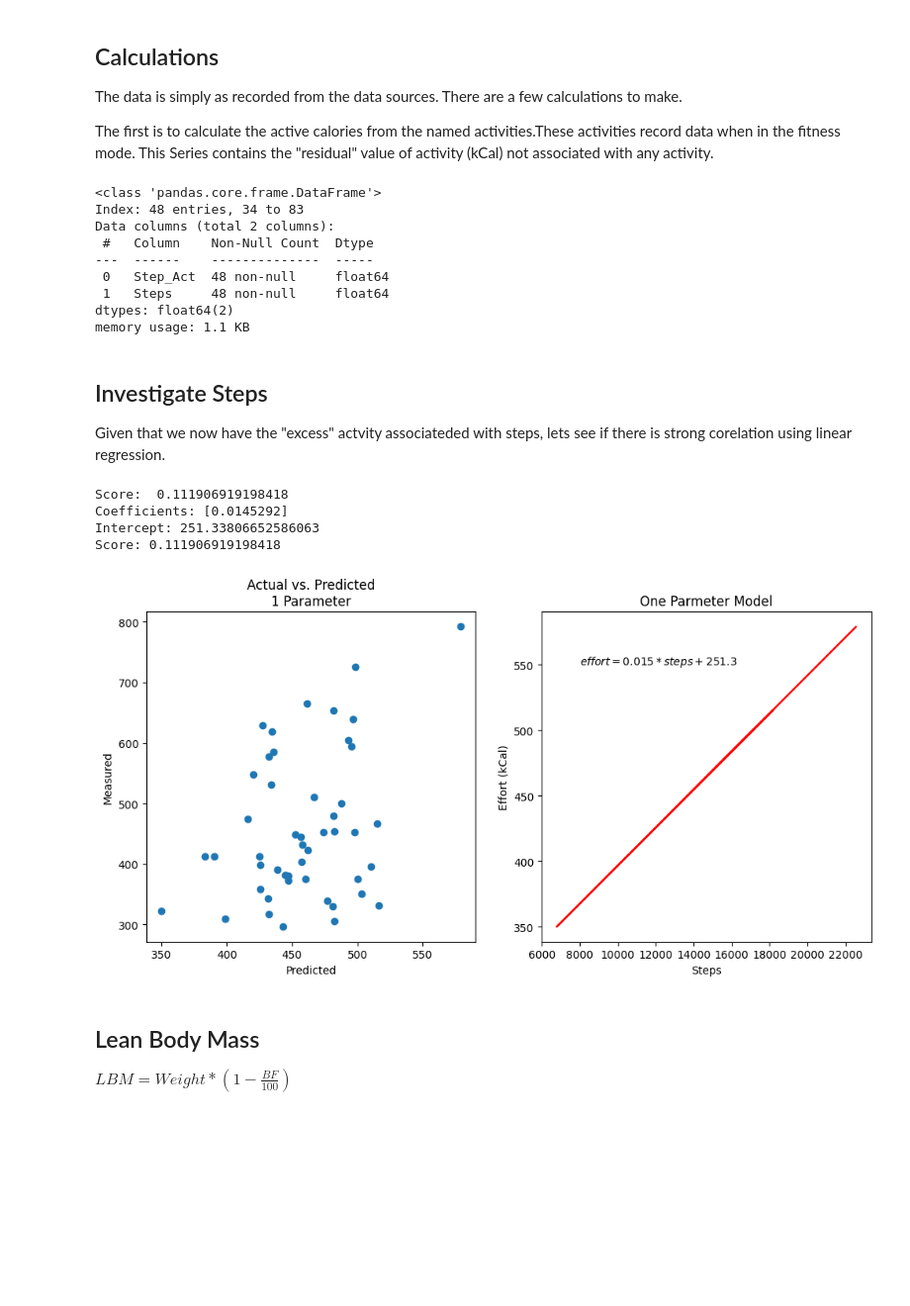
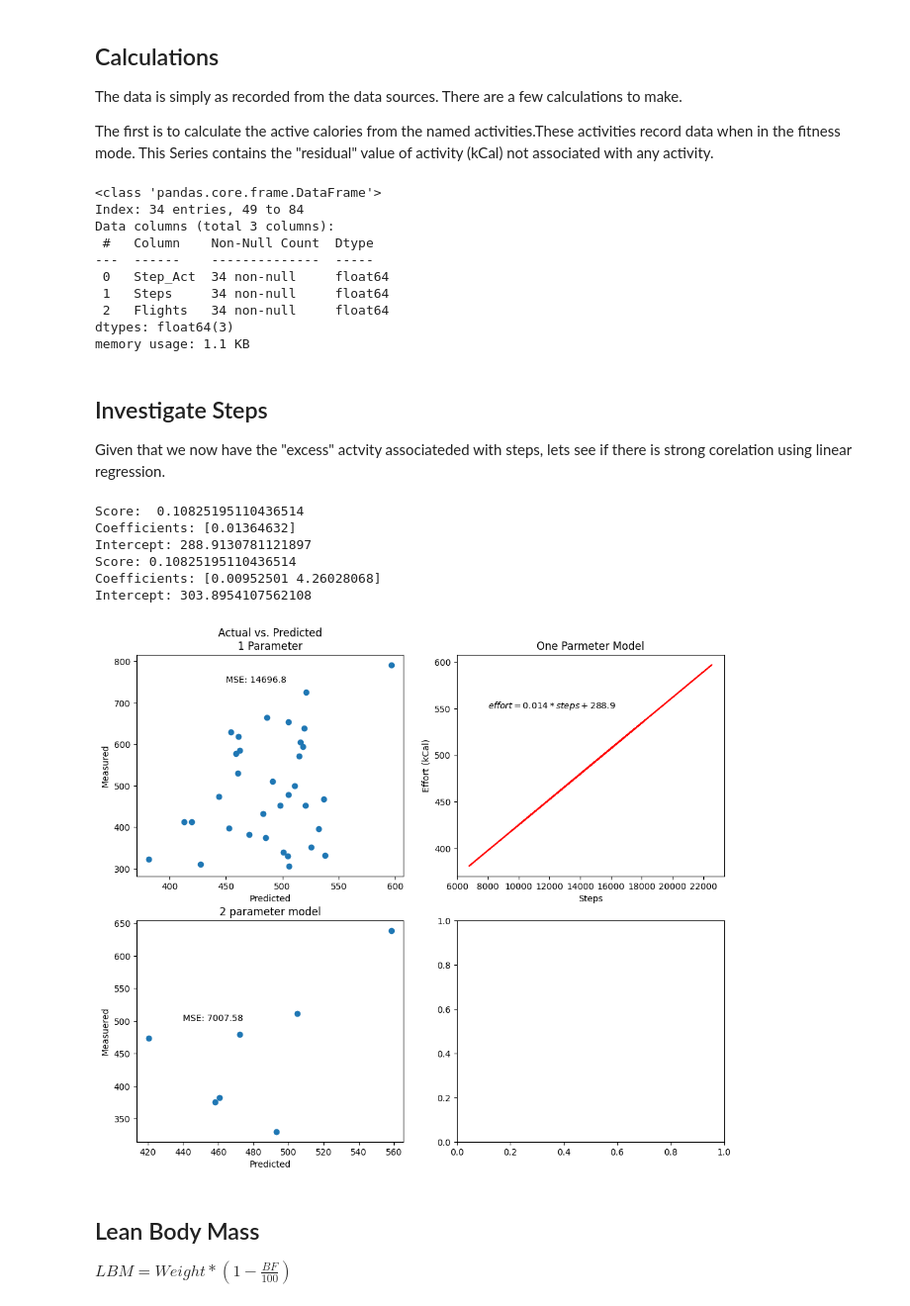
Before and after one commit to eskoviak/pyspark-playground, a Jupyter notebook: Notebooks/Explore Fitness.ipynb, the cells around one changed output. Shown at 99% size. Cells and saved outputs as stored; diff of their text form; code cells hidden in the pictures; blank space fills up the shorter version.

```diff
--- a/Notebooks/Explore Fitness.ipynb
+++ b/Notebooks/Explore Fitness.ipynb
@@ -53,17 +54,18 @@ raw_df['Step_Act'] = raw_df.apply(lambda row: (row['Activity']-(row['Str_Trng']+
                                                 row['Other'])
                                                 ), axis=1)
 
-steps_df=raw_df.loc[:,['Step_Act','Steps']].dropna()
+steps_df=raw_df.loc[:,['Step_Act','Steps','Flights']].dropna()
 steps_df.info()
 # %% [output]
 <class 'pandas.core.frame.DataFrame'>
-Index: 48 entries, 34 to 83
-Data columns (total 2 columns):
+Index: 34 entries, 49 to 84
+Data columns (total 3 columns):
  #   Column    Non-Null Count  Dtype
 ---  ------    --------------  -----
- 0   Step_Act  48 non-null     float64
- 1   Steps     48 non-null     float64
-dtypes: float64(2)
+ 0   Step_Act  34 non-null     float64
+ 1   Steps     34 non-null     float64
+ 2   Flights   34 non-null     float64
+dtypes: float64(3)
 memory usage: 1.1 KB
 # %% [markdown]
 ## Investigate Steps
@@ -72,46 +82,81 @@ Given that we now have the "excess" actvity associateded with steps, lets see if
 # %%
 X = steps_df['Steps'].to_numpy().reshape(-1,1)
-y = steps_df['Step_Act'].to_numpy()
+y1 = steps_df['Step_Act'].to_numpy()
+
 
 # Create a linear regression model
 model = LinearRegression()
 
 # Fit the model to the data
-model.fit(X, y)
+model.fit(X, y1)
 
 # Make predictions
-y_pred = model.predict(X)
+y1_pred = model.predict(X)
 
-fig, (ax1, ax2) = plt.subplots(1,2, figsize=(12.0, 5.5))
+
+# Create the Plots
+fig, ((ax1, ax2), (ax3, ax4)) = plt.subplots(2,2, figsize=(12.0, 10.0))
 
 
 # Print the coefficients
-print("Score: ", model.score(X,y))
+print("Score: ", model.score(X,y1))
 print("Coefficients:", model.coef_)
 print("Intercept:", model.intercept_)
-print(f"Score: {model.score(X,y)}")
+print(f"Score: {model.score(X,y1)}")
 
-# Plot the data and the regression line
+# Plot the data and the regression line for 1 paramter
 
 ax1.set_title('Actual vs. Predicted\n1 Parameter')
 ax1.set_xlabel('Predicted')
 ax1.set_ylabel('Measured')
-ax1.scatter(y_pred, y)
+ax1.text(450,750, f'MSE: {np.round(mean_squared_error(y1, y1_pred),1)}')
+ax1.scatter(y1_pred, y1)
 
 
 ax2.set_title('One Parmeter Model')
 ax2.set_xlabel('Steps')
 ax2.set_ylabel('Effort (kCal)')
 ax2.text(8000, 550, f'$effort = {np.round(model.coef_[0],3)} * steps + {np.round(model.intercept_,1)}$')
-ax2.plot(X, y_pred, color='red')
+ax2.plot(X, y1_pred, color='red')
+
+# Prepare your data
+X2 = steps_df[['Steps', 'Flights']]  # Independent variables
+y2 = steps_df['Step_Act']
+
+# Split the data into training and testing sets
+X_train, X_test, y_train, y_test = train_test_split(X2, y2, test_size=0.2, random_state=42)# Dependent variable
+
+# Create and fit the model
+model2 = LinearRegression()
+model2.fit(X_train, y_train)
+
+# Make predictions
+y_pred = model2.predict(X_test)
+
+# Evaluate the model (e.g., using mean squared error)
+
+# Access model coefficients and intercept
+coefficients = model2.coef_
+intercept = model2.intercept_
+print(f"Coefficients: {coefficients}")
+print(f"Intercept: {intercept}")
+
+ax3.set_title('2 parameter model')
+ax3.set_xlabel('Predicted')
+ax3.set_ylabel('Measuered')
+ax3.text(440, 500, f'MSE: {np.round(mean_squared_error(y_test, y_pred),2)}')
+ax3.scatter(y_pred, y_test)
+
 
 plt.show()
 # %% [output]
-Score:  0.111906919198418
-Coefficients: [0.0145292]
-Intercept: 251.33806652586063
-Score: 0.111906919198418
+Score:  0.10825195110436514
+Coefficients: [0.01364632]
+Intercept: 288.9130781121897
+Score: 0.10825195110436514
+Coefficients: [0.00952501 4.26028068]
+Intercept: 303.8954107562108
-[figure, old version]
+[figure, new version]
 # %% [markdown]
 ## Lean Body Mass
 
```
Also changed, not shown: parts of 5 cells of this notebook, 1 other file.
